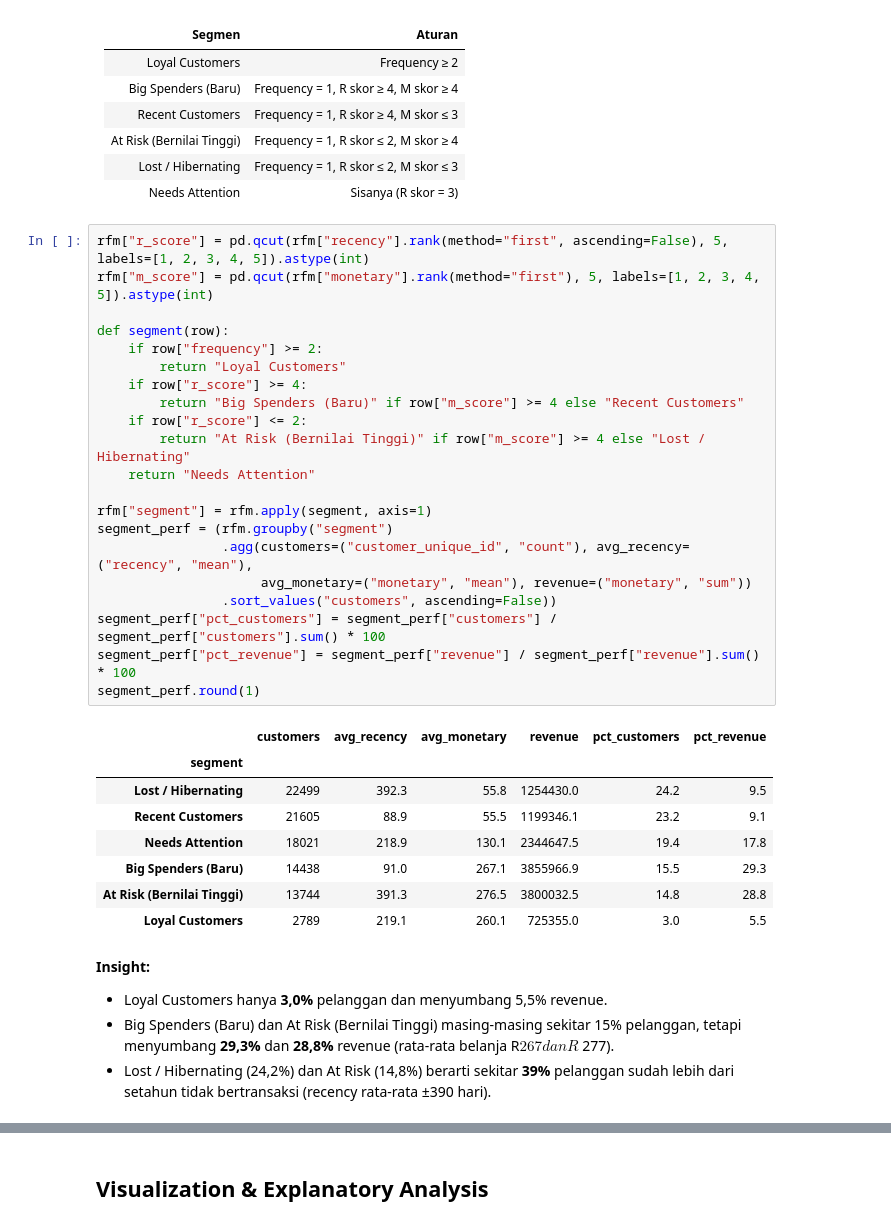
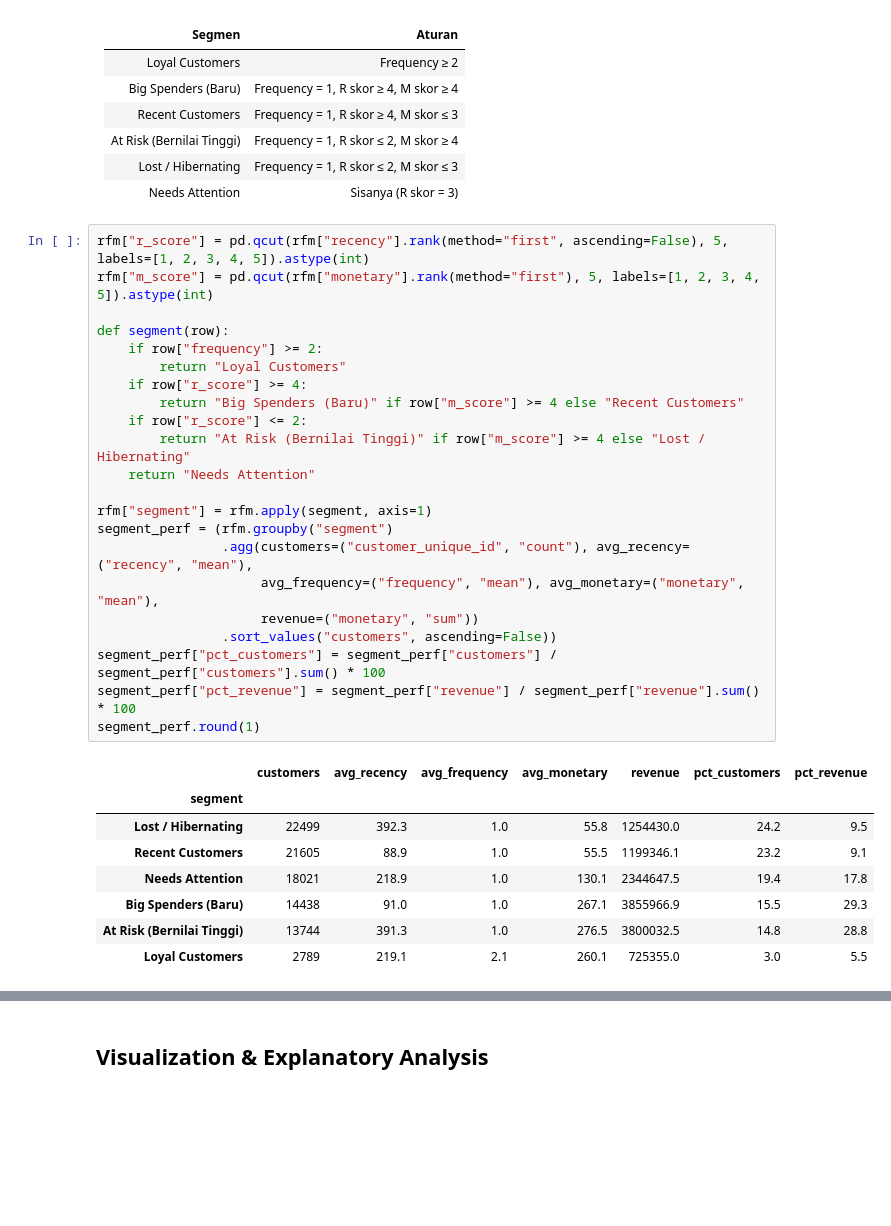
Before and after one commit to FRXIKEN/ecommerce-dashboard, a Jupyter notebook: notebook.ipynb, the cells around one changed output, grey strips where cells are left out. Drawn from its saved outputs; the diff is of its cells as text; blank space fills up the shorter version.

```diff
--- a/notebook.ipynb
+++ b/notebook.ipynb
@@ -613,35 +650,31 @@ frequency
 # %%
 rfm["r_score"] = pd.qcut(rfm["recency"].rank(method="first", ascending=False), 5, labels=[1, 2, 3, 4, 5]).astype(int)
 rfm["m_score"] = pd.qcut(rfm["monetary"].rank(method="first"), 5, labels=[1, 2, 3, 4, 5]).astype(int)
 
 def segment(row):
     if row["frequency"] >= 2:
         return "Loyal Customers"
     if row["r_score"] >= 4:
         return "Big Spenders (Baru)" if row["m_score"] >= 4 else "Recent Customers"
     if row["r_score"] <= 2:
         return "At Risk (Bernilai Tinggi)" if row["m_score"] >= 4 else "Lost / Hibernating"
     return "Needs Attention"
 
 rfm["segment"] = rfm.apply(segment, axis=1)
 segment_perf = (rfm.groupby("segment")
                 .agg(customers=("customer_unique_id", "count"), avg_recency=("recency", "mean"),
-                     avg_monetary=("monetary", "mean"), revenue=("monetary", "sum"))
+                     avg_frequency=("frequency", "mean"), avg_monetary=("monetary", "mean"),
+                     revenue=("monetary", "sum"))
                 .sort_values("customers", ascending=False))
 segment_perf["pct_customers"] = segment_perf["customers"] / segment_perf["customers"].sum() * 100
 segment_perf["pct_revenue"] = segment_perf["revenue"] / segment_perf["revenue"].sum() * 100
 segment_perf.round(1)
 # %% [output]
-|  | customers | avg_recency | avg_monetary | revenue | pct_customers | pct_revenue |
-| segment |  |  |  |  |  |  |
-| Lost / Hibernating | 22499 | 392.3 | 55.8 | 1254430.0 | 24.2 | 9.5 |
-| Recent Customers | 21605 | 88.9 | 55.5 | 1199346.1 | 23.2 | 9.1 |
-| Needs Attention | 18021 | 218.9 | 130.1 | 2344647.5 | 19.4 | 17.8 |
-| Big Spenders (Baru) | 14438 | 91.0 | 267.1 | 3855966.9 | 15.5 | 29.3 |
-| At Risk (Bernilai Tinggi) | 13744 | 391.3 | 276.5 | 3800032.5 | 14.8 | 28.8 |
-| Loyal Customers | 2789 | 219.1 | 260.1 | 725355.0 | 3.0 | 5.5 |
+|  | customers | avg_recency | avg_frequency | avg_monetary | revenue | pct_customers | pct_revenue |
+| segment |  |  |  |  |  |  |  |
+| Lost / Hibernating | 22499 | 392.3 | 1.0 | 55.8 | 1254430.0 | 24.2 | 9.5 |
+| Recent Customers | 21605 | 88.9 | 1.0 | 55.5 | 1199346.1 | 23.2 | 9.1 |
+| Needs Attention | 18021 | 218.9 | 1.0 | 130.1 | 2344647.5 | 19.4 | 17.8 |
+| Big Spenders (Baru) | 14438 | 91.0 | 1.0 | 267.1 | 3855966.9 | 15.5 | 29.3 |
+| At Risk (Bernilai Tinggi) | 13744 | 391.3 | 1.0 | 276.5 | 3800032.5 | 14.8 | 28.8 |
+| Loyal Customers | 2789 | 219.1 | 2.1 | 260.1 | 725355.0 | 3.0 | 5.5 |
-# %% [markdown]
-**Insight:**
-- Loyal Customers hanya **3,0%** pelanggan dan menyumbang 5,5% revenue.
-- Big Spenders (Baru) dan At Risk (Bernilai Tinggi) masing-masing sekitar 15% pelanggan, tetapi menyumbang **29,3%** dan **28,8%** revenue (rata-rata belanja R$ 267 dan R$ 277).
-- Lost / Hibernating (24,2%) dan At Risk (14,8%) berarti sekitar **39%** pelanggan sudah lebih dari setahun tidak bertransaksi (recency rata-rata ±390 hari).
```
Also changed, not shown: parts of 12 cells of this notebook.
